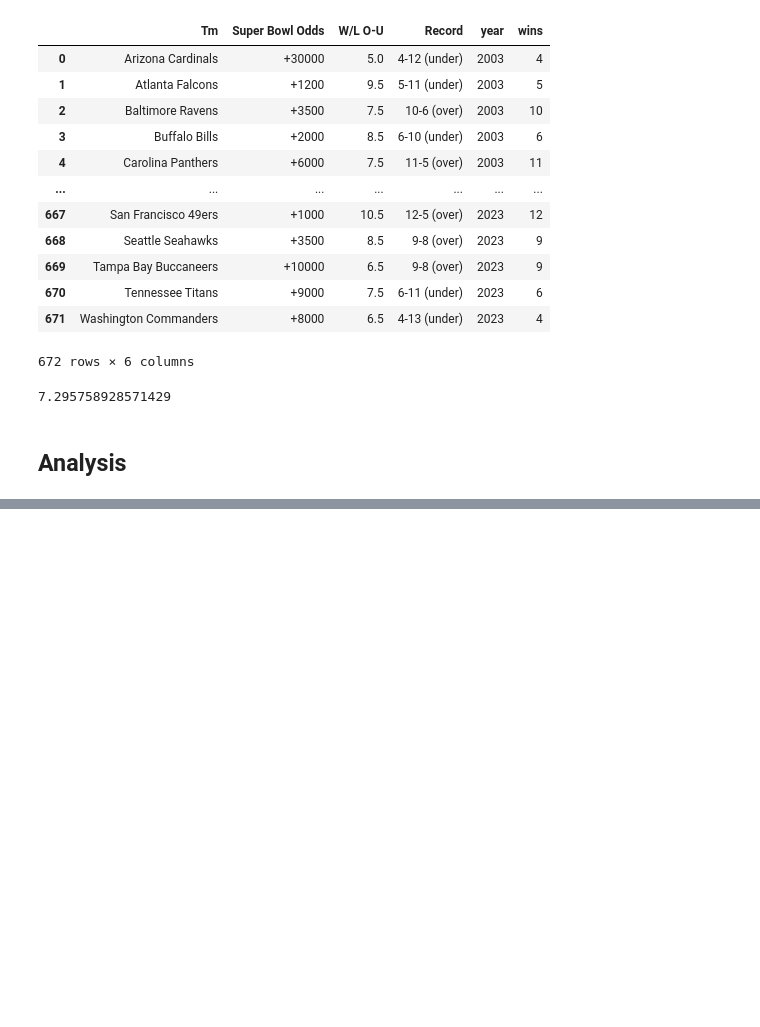
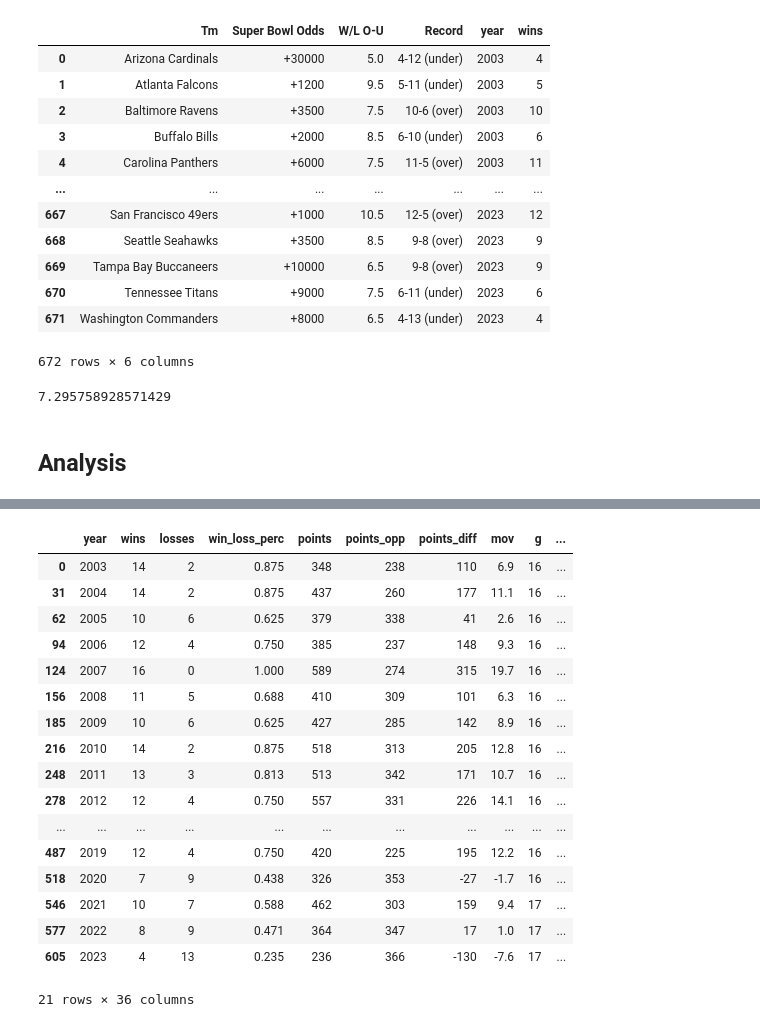
Before and after one commit to tyleryandt18/NFL-Data-Exploration, a Jupyter notebook: NumWinsModel.ipynb, the cells around one changed output, grey strips where cells are left out. Cells and saved outputs as stored; diff of their text form; code cells hidden in the pictures; blank space fills up the shorter version.

```diff
--- a/NumWinsModel.ipynb
+++ b/NumWinsModel.ipynb
@@ -174,0 +188,29 @@ mse(vegas_df['wins'], vegas_df['W/L O-U'])
+# %%
+# Update the data frame to contain the next year's win total for each team
+
+next_season = data.copy()
+next_season['year'] -= 1
+next_season.rename(columns={'wins':'next_season_wins'}, inplace=True)
+next_season = next_season[['team_encoded', 'year', 'next_season_wins']]
+
+new_data = pd.merge(data, next_season, on=['team_encoded', 'year'], how='left')
+# new_data[new_data['team_encoded'] == 21] # Test the data
+# %% [output]
+|  | year | wins | losses | win_loss_perc | points | points_opp | points_diff | mov | g | ... |
+| 0 | 2003 | 14 | 2 | 0.875 | 348 | 238 | 110 | 6.9 | 16 | ... |
+| 31 | 2004 | 14 | 2 | 0.875 | 437 | 260 | 177 | 11.1 | 16 | ... |
+| 62 | 2005 | 10 | 6 | 0.625 | 379 | 338 | 41 | 2.6 | 16 | ... |
+| 94 | 2006 | 12 | 4 | 0.750 | 385 | 237 | 148 | 9.3 | 16 | ... |
+| 124 | 2007 | 16 | 0 | 1.000 | 589 | 274 | 315 | 19.7 | 16 | ... |
+| 156 | 2008 | 11 | 5 | 0.688 | 410 | 309 | 101 | 6.3 | 16 | ... |
+| 185 | 2009 | 10 | 6 | 0.625 | 427 | 285 | 142 | 8.9 | 16 | ... |
+| 216 | 2010 | 14 | 2 | 0.875 | 518 | 313 | 205 | 12.8 | 16 | ... |
+| 248 | 2011 | 13 | 3 | 0.813 | 513 | 342 | 171 | 10.7 | 16 | ... |
+| 278 | 2012 | 12 | 4 | 0.750 | 557 | 331 | 226 | 14.1 | 16 | ... |
+| ... | ... | ... | ... | ... | ... | ... | ... | ... | ... | ... |
+| 487 | 2019 | 12 | 4 | 0.750 | 420 | 225 | 195 | 12.2 | 16 | ... |
+| 518 | 2020 | 7 | 9 | 0.438 | 326 | 353 | -27 | -1.7 | 16 | ... |
+| 546 | 2021 | 10 | 7 | 0.588 | 462 | 303 | 159 | 9.4 | 17 | ... |
+| 577 | 2022 | 8 | 9 | 0.471 | 364 | 347 | 17 | 1.0 | 17 | ... |
+| 605 | 2023 | 4 | 13 | 0.235 | 236 | 366 | -130 | -7.6 | 17 | ... |
+21 rows × 36 columns
```
Also changed, not shown: parts of 5 cells of this notebook.
